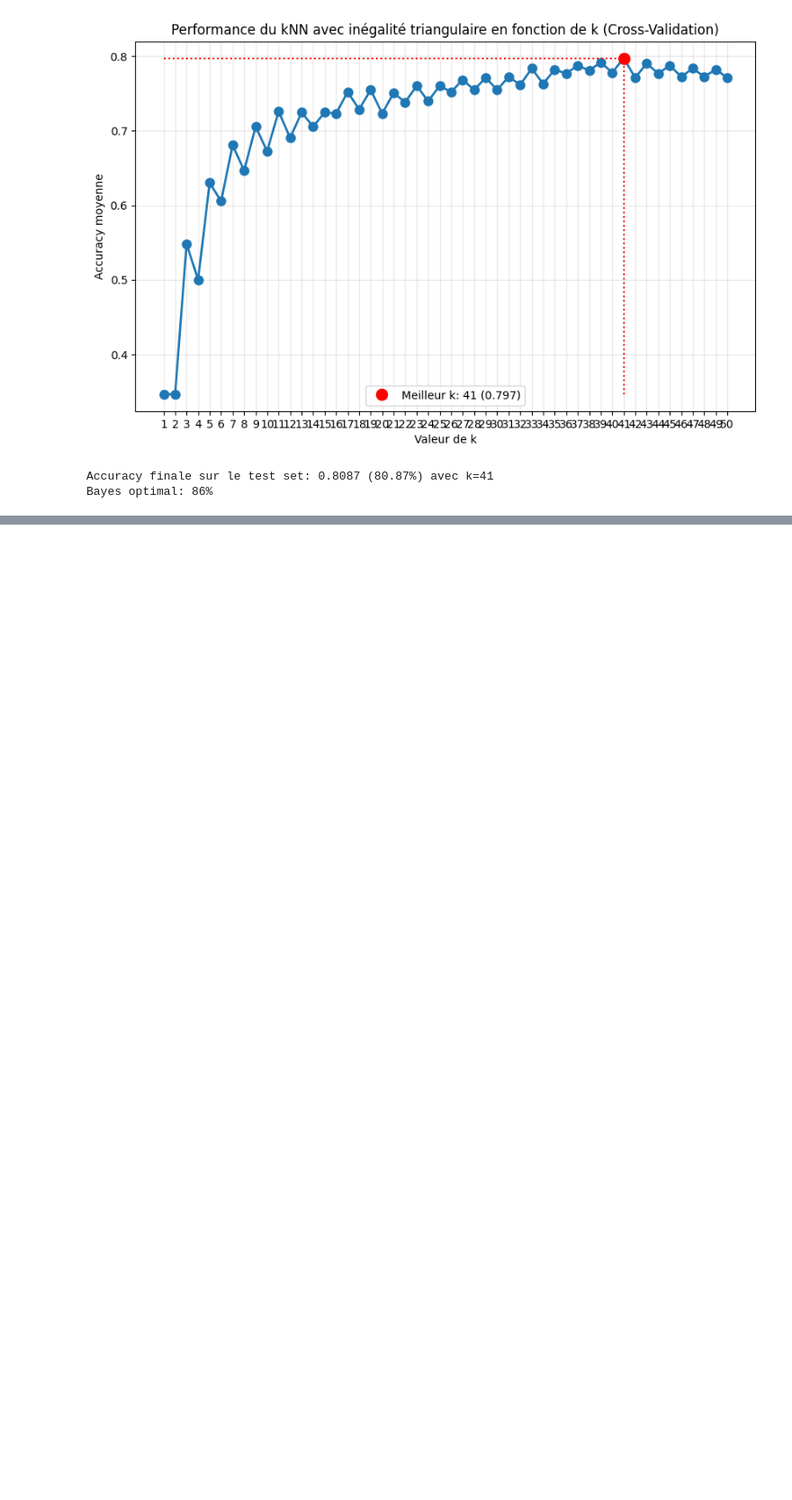
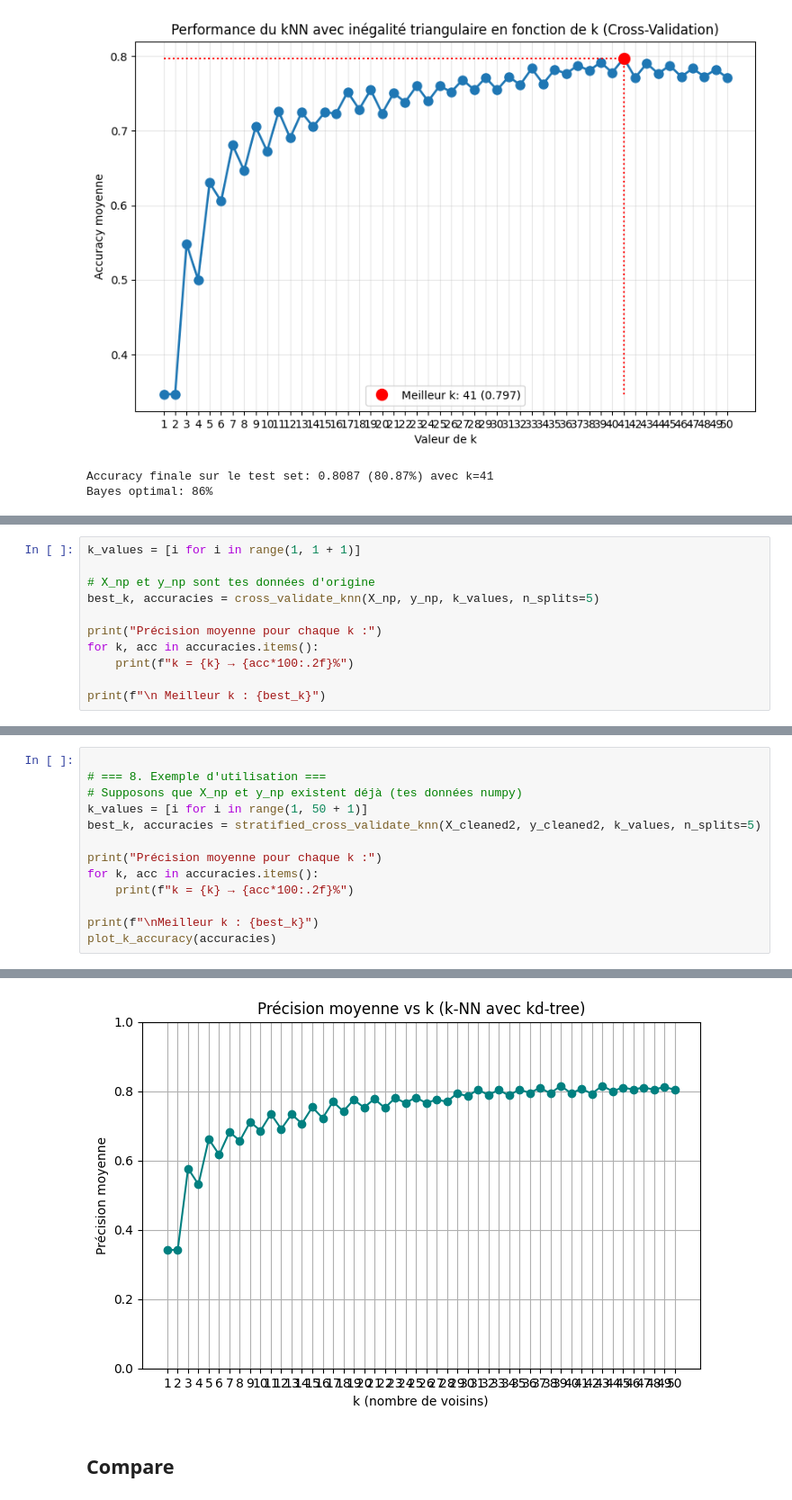
Before and after one commit to Fryzim/KNN-Classifier, a Jupyter notebook: projet.ipynb, the cells around one changed output, grey strips where cells are left out. Shown at 90% size. Cells and saved outputs as stored; diff of their text form; blank space fills up the shorter version.

```diff
--- a/projet.ipynb
+++ b/projet.ipynb
@@ -1168,0 +1402,11 @@ Bayes optimal: 86%
+# %%
+k_values = [i for i in range(1, 1 + 1)]
+
+# X_np et y_np sont tes données d'origine
+best_k, accuracies = cross_validate_knn(X_np, y_np, k_values, n_splits=5)
+
+print("Précision moyenne pour chaque k :")
+for k, acc in accuracies.items():
+    print(f"k = {k} → {acc*100:.2f}%")
+
+print(f"\n Meilleur k : {best_k}")
@@ -1168,0 +1593,14 @@ Bayes optimal: 86%
+# %%
+
+# === 8. Exemple d'utilisation ===
+# Supposons que X_np et y_np existent déjà (tes données numpy)
+k_values = [i for i in range(1, 50 + 1)]
+best_k, accuracies = stratified_cross_validate_knn(X_cleaned2, y_cleaned2, k_values, n_splits=5)
+
+print("Précision moyenne pour chaque k :")
+for k, acc in accuracies.items():
+    print(f"k = {k} → {acc*100:.2f}%")
+
+print(f"\nMeilleur k : {best_k}")
+plot_k_accuracy(accuracies)
+# %% [output]
@@ -1168,0 +1624,3 @@ Bayes optimal: 86%
+[figure, added]
+# %% [markdown]
+## Compare
```
Also changed, not shown: parts of 14 cells of this notebook, 3 other files.
